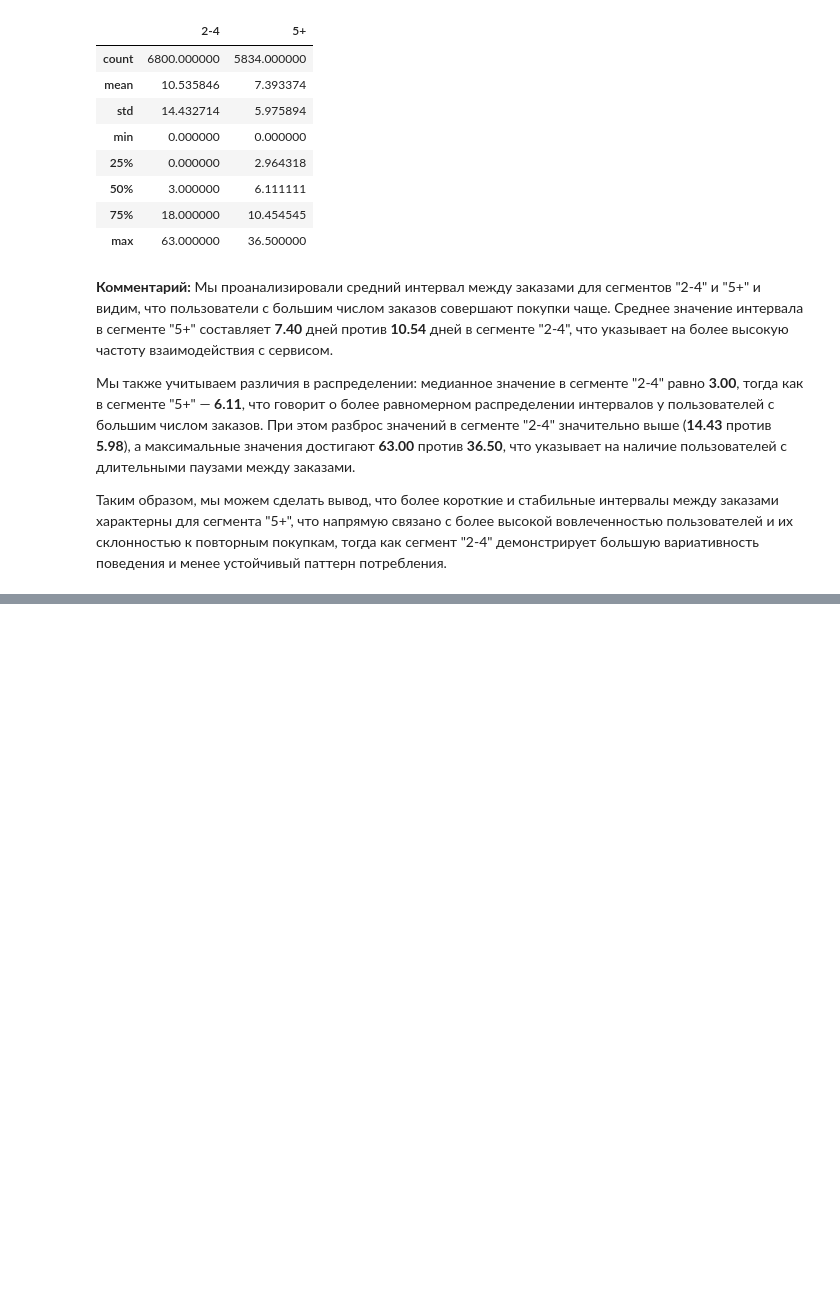
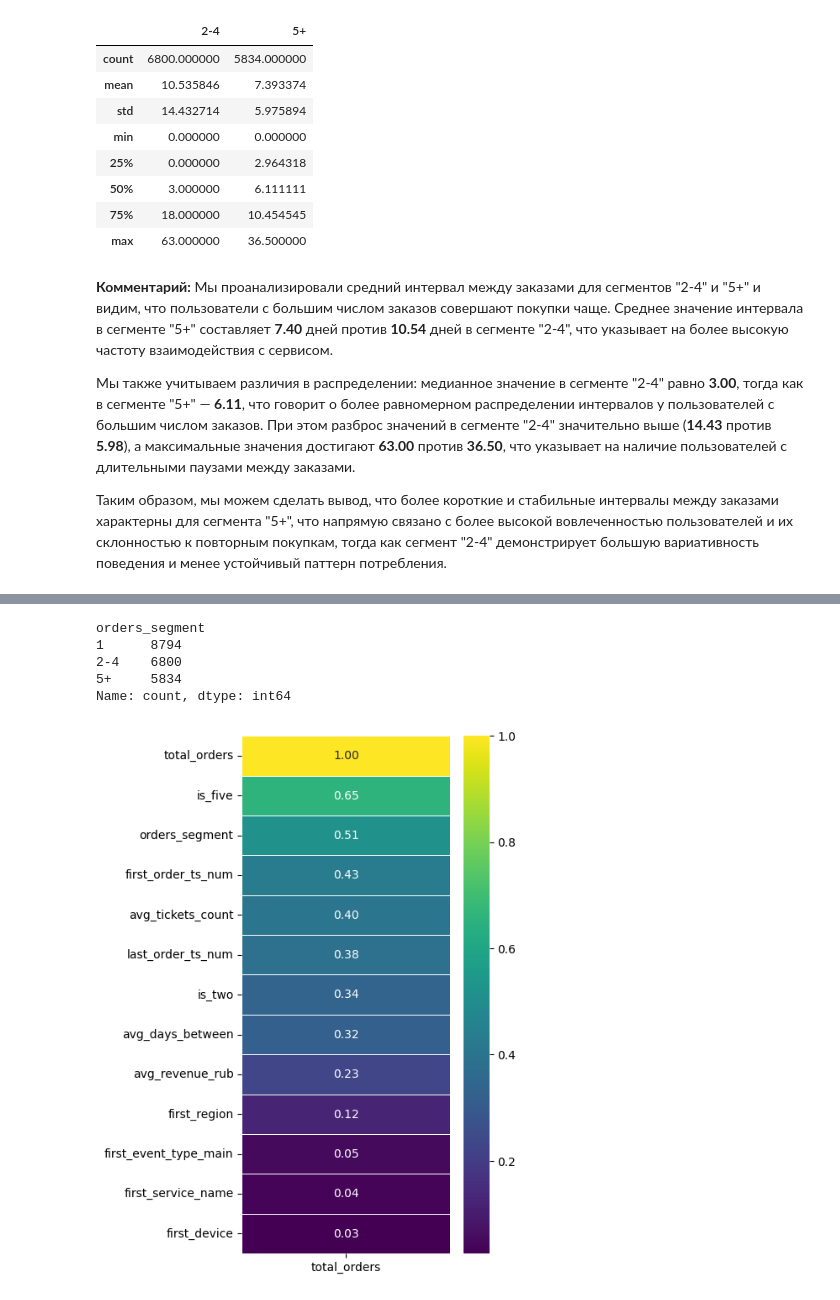
Before and after one commit to achezganov/yandex_afisha_eda, a Jupyter notebook: main.ipynb, the cells around one changed output, grey strips where cells are left out. Saved outputs shown, nothing was run; the diff lists cells and outputs as text; code cells hidden in the pictures; blank space fills up the shorter version.

```diff
--- a/main.ipynb
+++ b/main.ipynb
@@ -1558,0 +1685,31 @@ stats_df
+# %%
+# Формируем новое поле содержащее сегмент по кол-ву заказов
+draft_df['orders_segment'] = draft_df['total_orders'].apply(
+    lambda x: '1' if x <= 1 else '2-4' if 2 <= x <= 4 else '5+'
+)
+
+draft_df['orders_segment'].value_counts()
+# %% [output]
+orders_segment
+1      8794
+2-4    6800
+5+     5834
+Name: count, dtype: int64
+# %%
+# Добавляем новый столбец к списку отобранных
+cols.append('orders_segment')
+# %%
+# Формируем матрицу корреляции
+corr_matrix = draft_df[cols].phik_matrix(interval_cols=interval_cols)
+# Отрисовываем столбец total_orders
+plt.figure(figsize=(4, 8))
+sns.heatmap(
+    corr_matrix[['total_orders']].sort_values(by='total_orders', ascending=False),
+    annot=True,
+    fmt='.2f',
+    cmap='viridis',
+    linewidths=0.5
+)
+plt.show()
+# %% [output]
+[figure, added]
```
Also changed, not shown: parts of 10 cells of this notebook.
